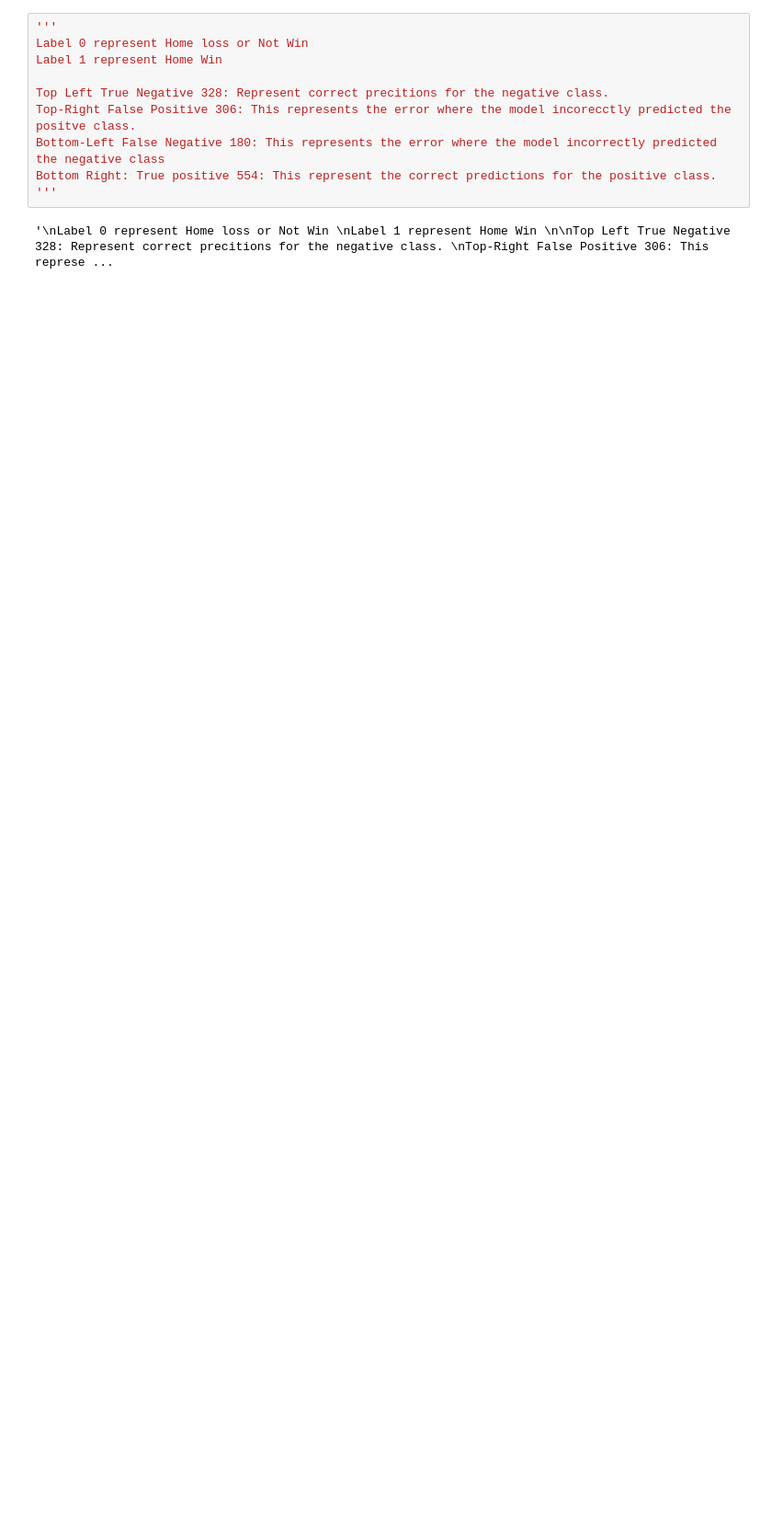
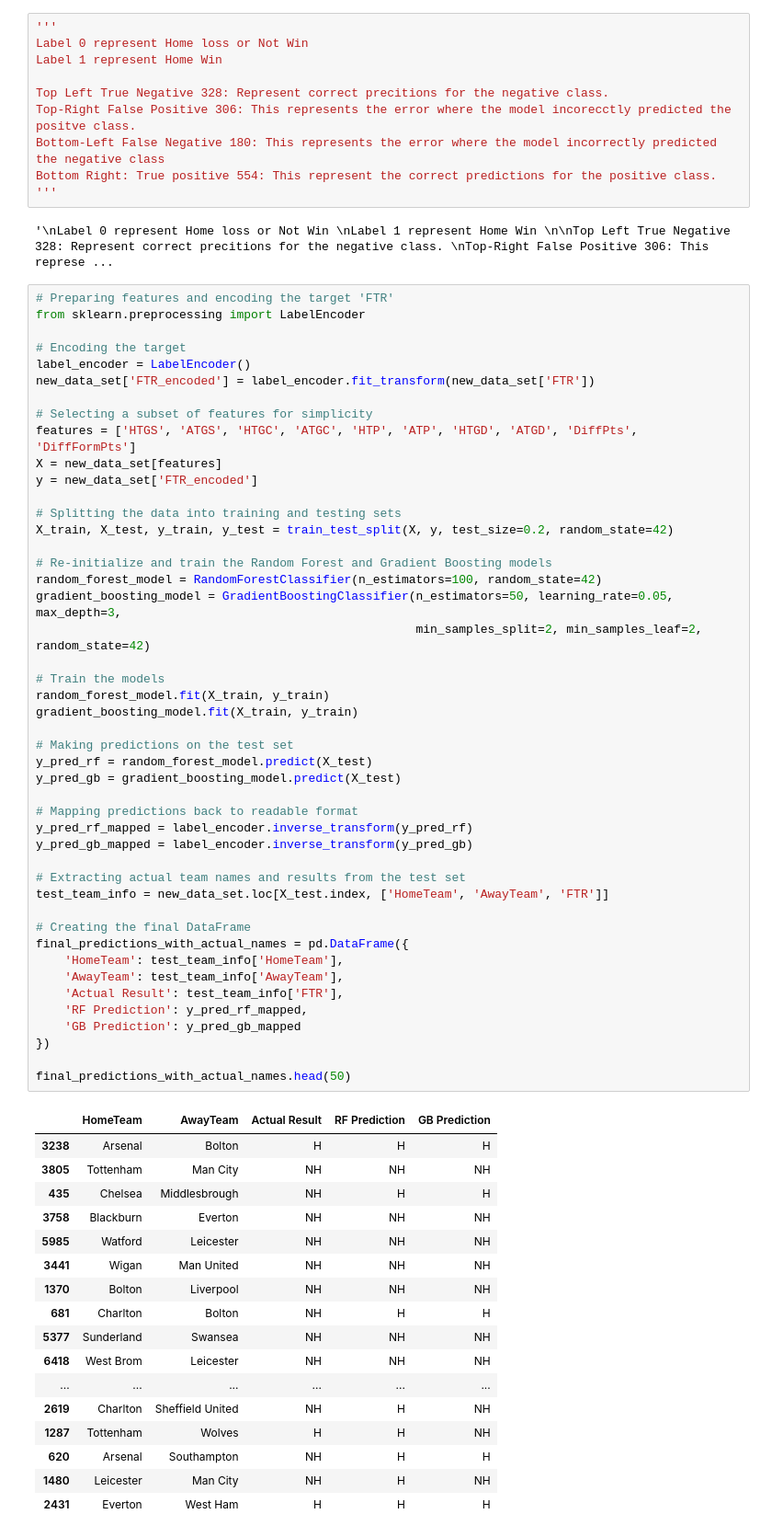
Before and after one commit to robbiedibari/CAP4610Final, a Jupyter notebook: prediction.ipynb, the cells around one changed output. Shown at 92% size. Saved outputs shown, nothing was run; the diff lists cells and outputs as text; blank space fills up the shorter version.

```diff
--- a/prediction.ipynb
+++ b/prediction.ipynb
@@ -827,3 +827,67 @@ Bottom Right: True positive 554: This represent the correct predictions for the
 '''
 # %% [output]
 '\nLabel 0 represent Home loss or Not Win \nLabel 1 represent Home Win \n\nTop Left True Negative 328: Represent correct precitions for the negative class. \nTop-Right False Positive 306: This represe ...
+# %%
+# Preparing features and encoding the target 'FTR'
+from sklearn.preprocessing import LabelEncoder
+
+# Encoding the target
+label_encoder = LabelEncoder()
+new_data_set['FTR_encoded'] = label_encoder.fit_transform(new_data_set['FTR'])
+
+# Selecting a subset of features for simplicity
+features = ['HTGS', 'ATGS', 'HTGC', 'ATGC', 'HTP', 'ATP', 'HTGD', 'ATGD', 'DiffPts', 'DiffFormPts']
+X = new_data_set[features]
+y = new_data_set['FTR_encoded']
+
+# Splitting the data into training and testing sets
+X_train, X_test, y_train, y_test = train_test_split(X, y, test_size=0.2, random_state=42)
+
+# Re-initialize and train the Random Forest and Gradient Boosting models
+random_forest_model = RandomForestClassifier(n_estimators=100, random_state=42)
+gradient_boosting_model = GradientBoostingClassifier(n_estimators=50, learning_rate=0.05, max_depth=3,
+                                                     min_samples_split=2, min_samples_leaf=2, random_state=42)
+
+# Train the models
+random_forest_model.fit(X_train, y_train)
+gradient_boosting_model.fit(X_train, y_train)
+
+# Making predictions on the test set
+y_pred_rf = random_forest_model.predict(X_test)
+y_pred_gb = gradient_boosting_model.predict(X_test)
+
+# Mapping predictions back to readable format
+y_pred_rf_mapped = label_encoder.inverse_transform(y_pred_rf)
+y_pred_gb_mapped = label_encoder.inverse_transform(y_pred_gb)
+
+# Extracting actual team names and results from the test set
+test_team_info = new_data_set.loc[X_test.index, ['HomeTeam', 'AwayTeam', 'FTR']]
+
+# Creating the final DataFrame
+final_predictions_with_actual_names = pd.DataFrame({
+    'HomeTeam': test_team_info['HomeTeam'],
+    'AwayTeam': test_team_info['AwayTeam'],
+    'Actual Result': test_team_info['FTR'],
+    'RF Prediction': y_pred_rf_mapped,
+    'GB Prediction': y_pred_gb_mapped
+})
+
+final_predictions_with_actual_names.head(50)
+# %% [output]
+|  | HomeTeam | AwayTeam | Actual Result | RF Prediction | GB Prediction |
+| 3238 | Arsenal | Bolton | H | H | H |
+| 3805 | Tottenham | Man City | NH | NH | NH |
+| 435 | Chelsea | Middlesbrough | NH | H | H |
+| 3758 | Blackburn | Everton | NH | NH | NH |
+| 5985 | Watford | Leicester | NH | NH | NH |
+| 3441 | Wigan | Man United | NH | NH | NH |
+| 1370 | Bolton | Liverpool | NH | NH | NH |
+| 681 | Charlton | Bolton | NH | H | H |
+| 5377 | Sunderland | Swansea | NH | NH | NH |
+| 6418 | West Brom | Leicester | NH | NH | NH |
+| ... | ... | ... | ... | ... | ... |
+| 2619 | Charlton | Sheffield United | NH | H | NH |
+| 1287 | Tottenham | Wolves | H | H | NH |
+| 620 | Arsenal | Southampton | NH | H | H |
+| 1480 | Leicester | Man City | NH | H | NH |
+| 2431 | Everton | West Ham | H | H | H |
```
Also changed, not shown: parts of 3 cells of this notebook.
